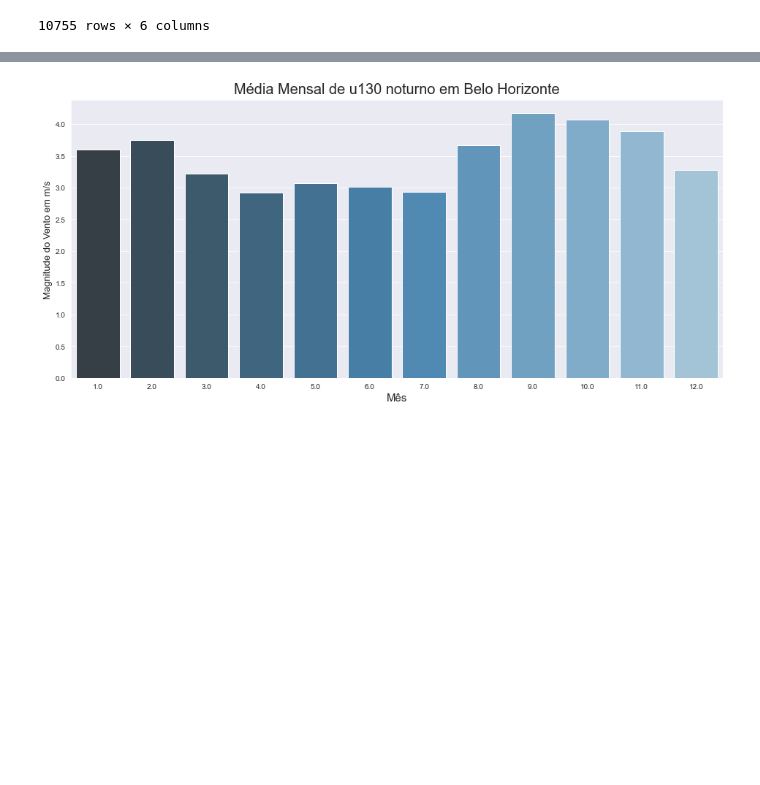
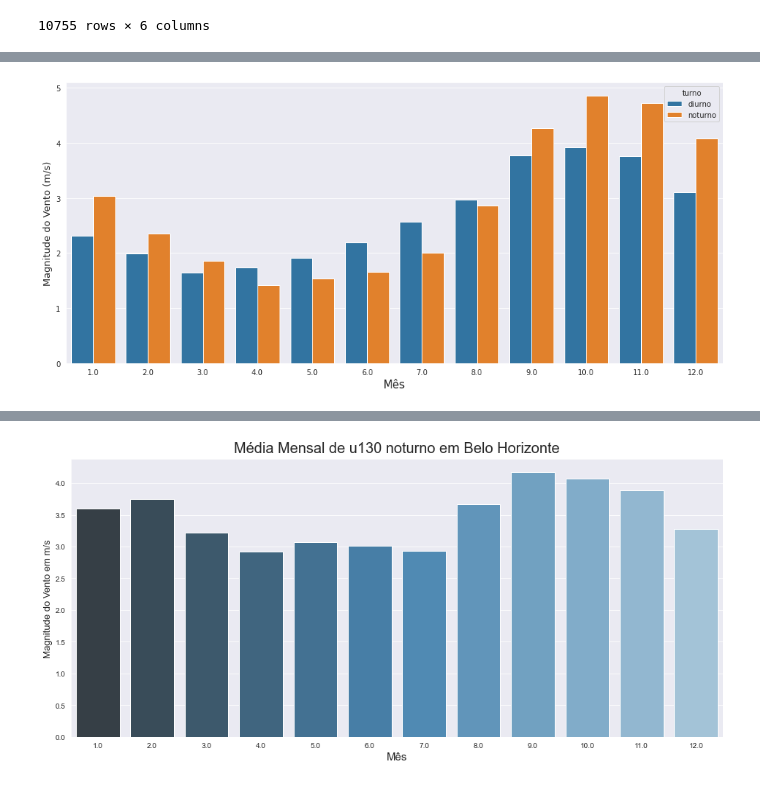
Before and after one commit to g-almeida/Climatology, a Jupyter notebook: ERA5 Reanalysis/Vento/TrabMeteoro/trabMeteoro.ipynb, the cells around one changed output, grey strips where cells are left out. Cells and saved outputs as stored; diff of their text form; code cells hidden in the pictures; blank space fills up the shorter version.

```diff
--- a/ERA5 Reanalysis/Vento/TrabMeteoro/trabMeteoro.ipynb
+++ b/ERA5 Reanalysis/Vento/TrabMeteoro/trabMeteoro.ipynb
@@ -144,3 +199,7 @@ def plot_bar(usina, turno):
+# %%
+plot_bar('Quixeramobim')
+# %% [output]
+[figure, added]
 # %%
 for cada in df_list:
     plot_bar(cada, 'diurno')
```
Also changed, not shown: parts of 9 cells of this notebook.
